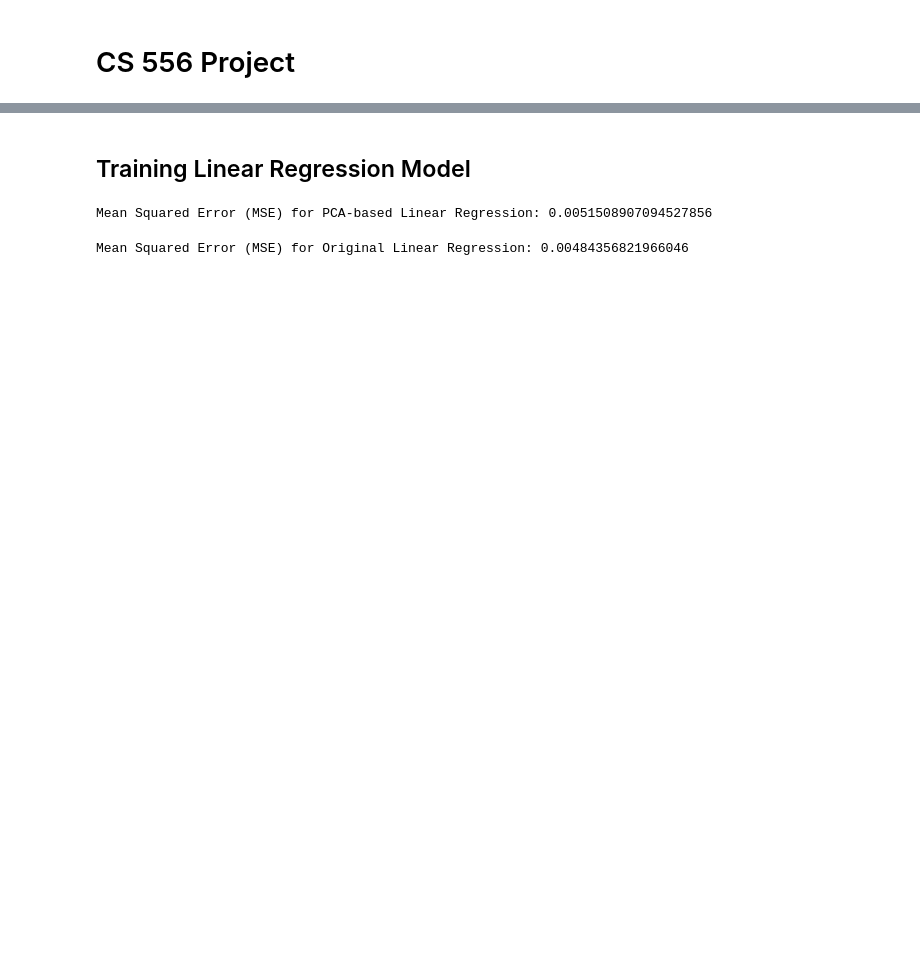
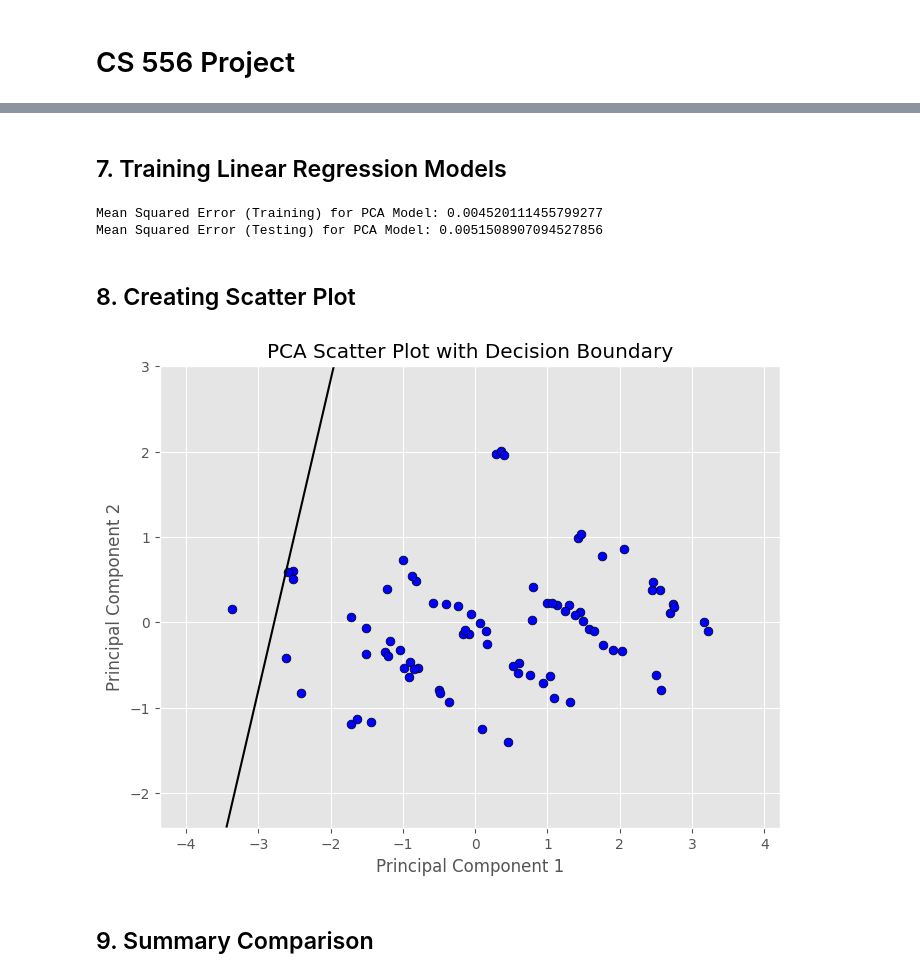
Before and after one commit to foriundo/CS556-Project, a Jupyter notebook: CS556 Project.ipynb, the cells around one changed output, grey strips where cells are left out. Saved outputs shown, nothing was run; the diff lists cells and outputs as text; code cells hidden in the pictures; blank space fills up the shorter version.

Commit message:
Scatter Plot additions and models

```diff
--- a/CS556 Project.ipynb
+++ b/CS556 Project.ipynb
@@ -99,28 +130,55 @@ plt.show()
 # %% [markdown]
-<h2> Training Linear Regression Model </h2>
+<h2>7. Training Linear Regression Models </h2>
 # %%
-# Train a Linear Regression model on PCA-reduced data
+# Train PCA-based model
 model_pca = LinearRegression()
 model_pca.fit(X_train_pca, y_train)
 
-# Predict and calculate MSE for PCA-based model
-y_pca_pred = model_pca.predict(X_test_pca)
-mse_pca = mean_squared_error(y_test, y_pca_pred)
+# Predict
+y_train_pred_pca = model_pca.predict(X_train_pca)
+y_test_pred_pca = model_pca.predict(X_test_pca)
 
-print(f'Mean Squared Error (MSE) for PCA-based Linear Regression: {mse_pca}')
+# Calculate MSEs
+mse_train_pca = mean_squared_error(y_train, y_train_pred_pca)
+mse_test_pca = mean_squared_error(y_test, y_test_pred_pca)
+
+print(f'Mean Squared Error (Training) for PCA Model: {mse_train_pca}')
+print(f'Mean Squared Error (Testing) for PCA Model: {mse_test_pca}')
 # %% [output]
-Mean Squared Error (MSE) for PCA-based Linear Regression: 0.0051508907094527856
+Mean Squared Error (Training) for PCA Model: 0.004520111455799277
+Mean Squared Error (Testing) for PCA Model: 0.0051508907094527856
-# %%
-# Train a Linear Regression model on the original features
-model_original = LinearRegression()
-model_original.fit(X_train_scaled, y_train)
-
-# Predict and calculate MSE for the original model
-y_original_pred = model_original.predict(X_test_scaled)
-mse_original = mean_squared_error(y_test, y_original_pred)
-
-print(f'Mean Squared Error (MSE) for Original Linear Regression: {mse_original}')
-# %% [output]
-Mean Squared Error (MSE) for Original Linear Regression: 0.00484356821966046
+# %% [markdown]
+<h2>8. Creating Scatter Plot </h2>
+# %%
+# Save PCA model predictions
+pca_predictions_df = pd.DataFrame({
+    'Actual': y_test.values,
+    'Predicted': y_test_pred_pca
+})
+pca_predictions_df.to_csv('predictions_pca.csv', index=False)
+
+# Scatter plot of PCA points in blue and decision boundary in black
+plt.figure(figsize=(8,6))
+plt.scatter(X_test_pca[:, 0], X_test_pca[:, 1], c='blue', edgecolor='k', s=40)
+
+# Create a mesh grid to plot decision boundary
+x_min, x_max = X_test_pca[:, 0].min() - 1, X_test_pca[:, 0].max() + 1
+y_min, y_max = X_test_pca[:, 1].min() - 1, X_test_pca[:, 1].max() + 1
+xx, yy = np.meshgrid(np.linspace(x_min, x_max, 100),
+                     np.linspace(y_min, y_max, 100))
+grid_points = np.c_[xx.ravel(), yy.ravel()]
+grid_predictions = model_pca.predict(grid_points)
+grid_predictions = grid_predictions.reshape(xx.shape)
+
+# Draw contour line where prediction = 0.5
+plt.contour(xx, yy, grid_predictions, levels=[0.5], colors='black')
+plt.xlabel('Principal Component 1')
+plt.ylabel('Principal Component 2')
+plt.title('PCA Scatter Plot with Decision Boundary')
+plt.show()
+# %% [output]
+[figure, added]
+# %% [markdown]
+<h2>9. Summary Comparison </h2>
 # %%
 # Display comparison
```
Also changed, not shown: parts of 15 cells of this notebook.
